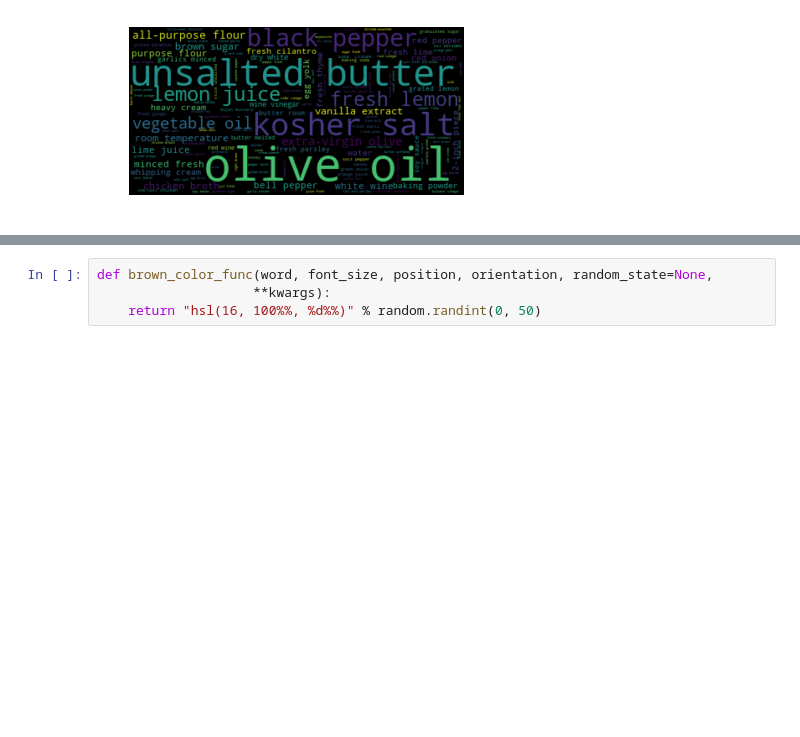
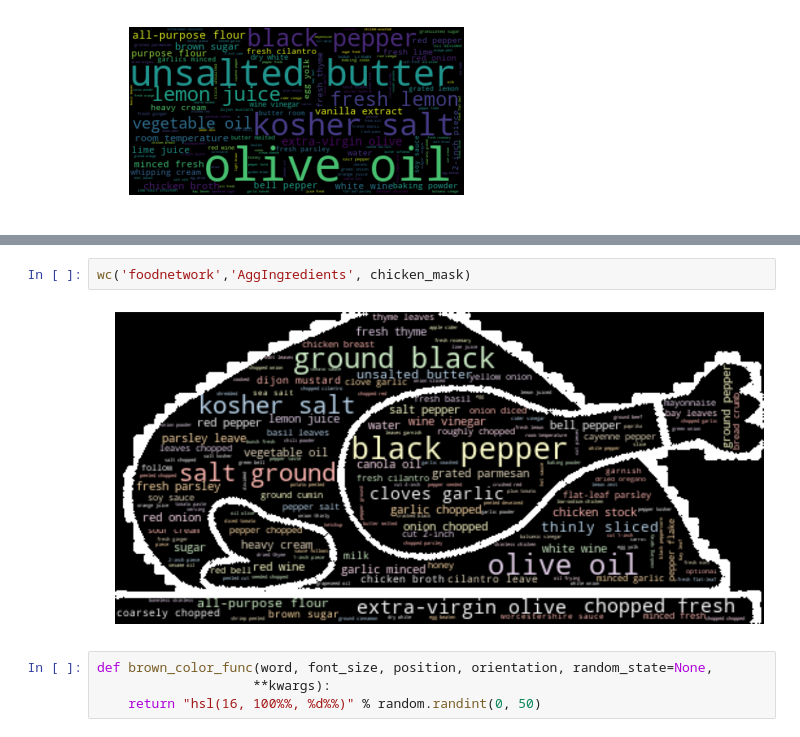
Before and after one commit to nemasobhani/Nutrition-from-Web-Scraped-Recipes, a Jupyter notebook: WordClouds.ipynb, the cells around one changed output, grey strips where cells are left out. Saved outputs shown, nothing was run; the diff lists cells and outputs as text; blank space fills up the shorter version.

```diff
--- a/WordClouds.ipynb
+++ b/WordClouds.ipynb
@@ -400,3 +380,7 @@ wc('foodnetwork','AggIngredients')
+# %%
+wc('foodnetwork','AggIngredients', chicken_mask)
+# %% [output]
+[figure, added]
 # %%
 def brown_color_func(word, font_size, position, orientation, random_state=None,
                     **kwargs):
```
Also changed, not shown: parts of 4 cells of this notebook, 5 other files.
